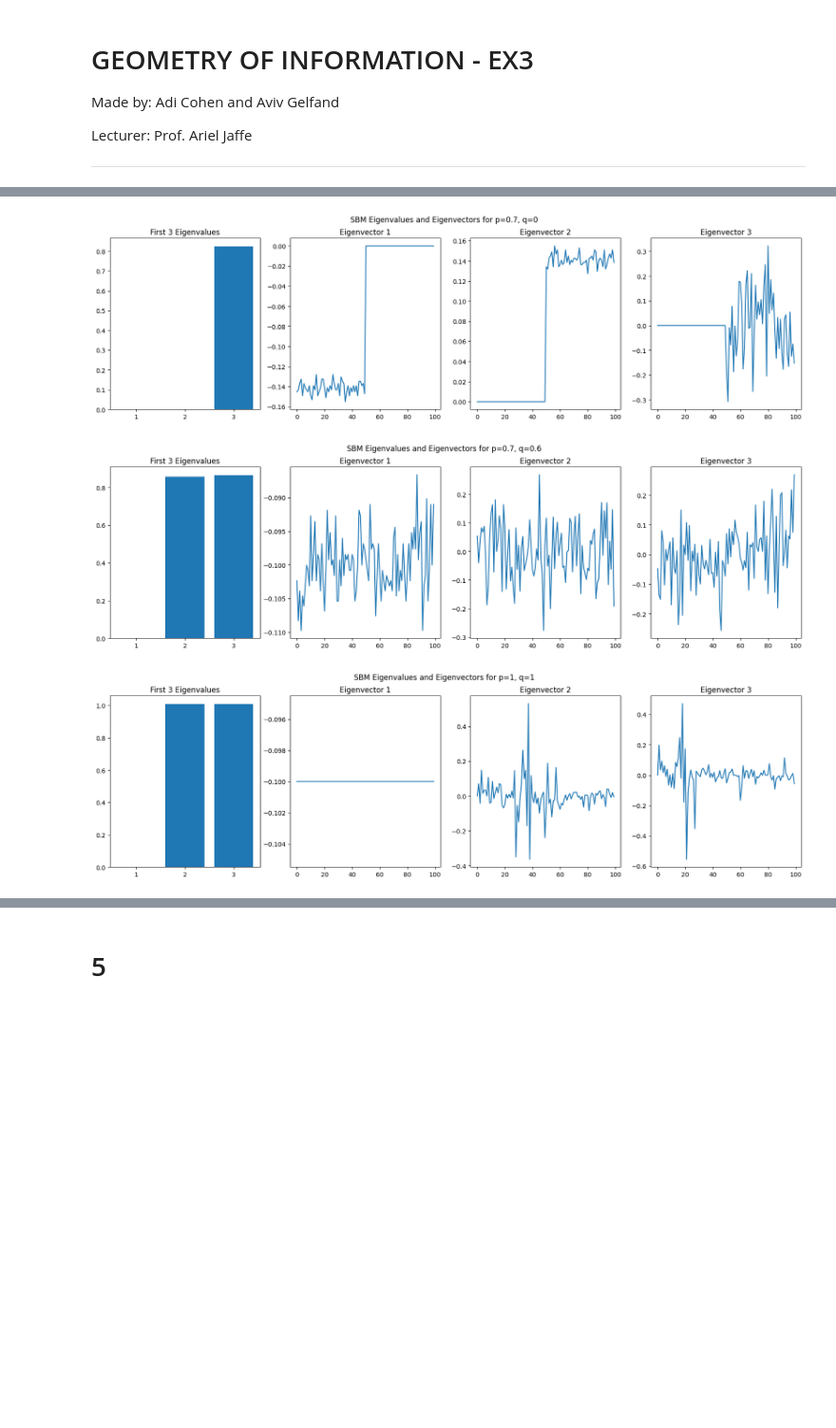
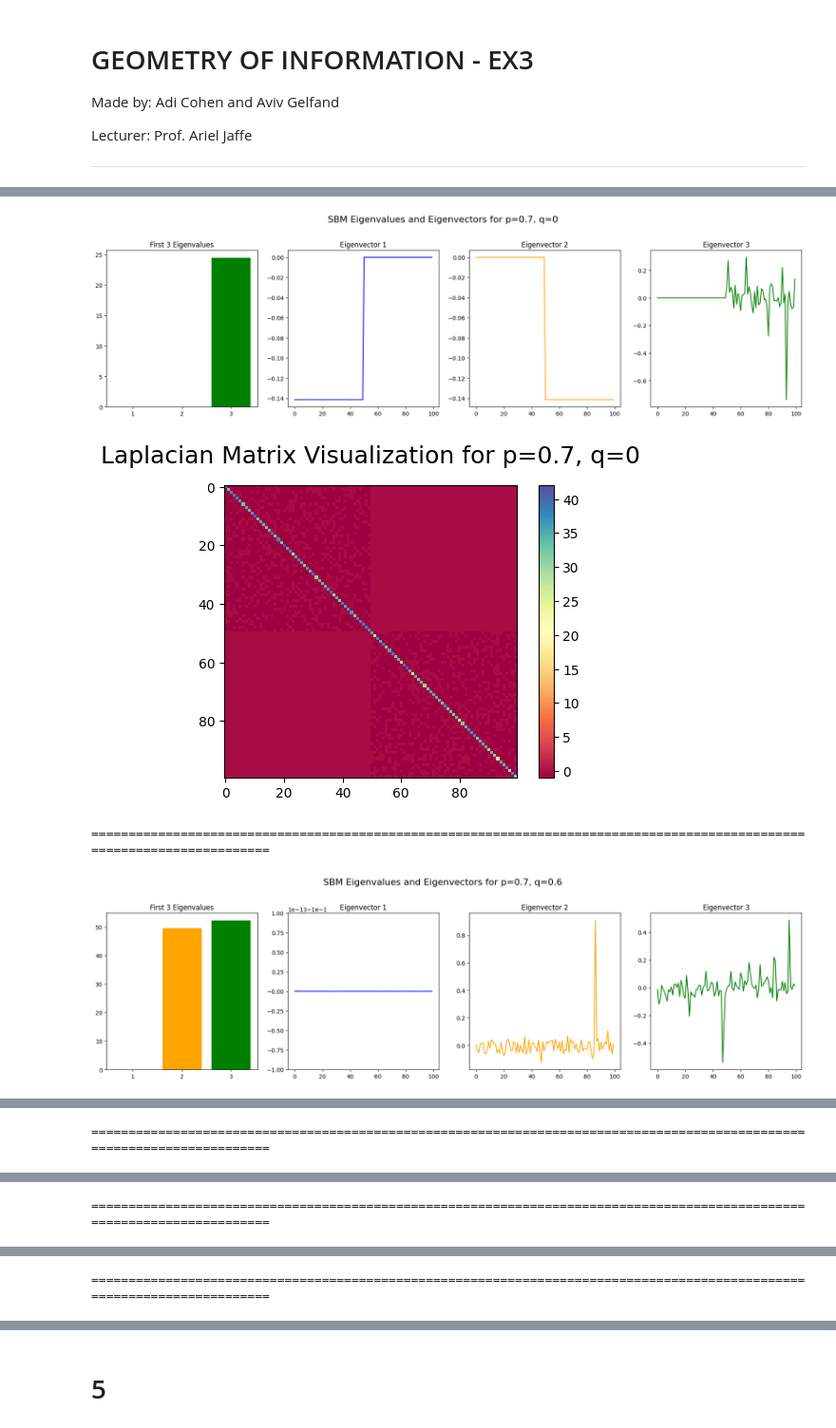
Before and after one commit to AvivGelfand/Geometry-of-Information-Course, a Jupyter notebook: Ex3_GOI.ipynb, the cells around one changed output, grey strips where cells are left out. Shown: that part at 95% size. Cells and saved outputs as stored; diff of their text form; code cells hidden in the pictures; blank space fills up the shorter version.

```diff
--- a/Ex3_GOI.ipynb
+++ b/Ex3_GOI.ipynb
@@ -66,37 +125,72 @@ def plot_eigen(L, title):
 
     # Plot the first three eigenvalues
     axs[0].bar(range(1, 4), eigenvalues[:3])
     axs[0].set_title('First 3 Eigenvalues')
     axs[0].set_xticks(range(1, 4))
 
     # Plot the first three eigenvectors
     for i in range(3):
         axs[i+1].plot(eigenvectors[:, i])
         axs[i+1].set_title(f'Eigenvector {i+1}')
 
-    plt.suptitle(title)
+    plt.suptitle(title, fontsize=16, y=1.05)
     plt.show()
+
+def plot_eigen_colored(L, title):
+    """Plot the first three eigenvalues and corresponding eigenvectors of the Laplacian with different colors."""
+    # Calculate eigenvalues and eigenvectors
+    eigenvalues, eigenvectors = eigh(L)
+    fig, axs = plt.subplots(1, 4, figsize=(22, 5))
+    colors = ['blue', 'orange', 'green']  # Colors for the bars and lines
+
+    # Plot the first three eigenvalues with different colors
+    for i in range(3):
+        axs[0].bar(i + 1, eigenvalues[i], color=colors[i])
+    axs[0].set_title('First 3 Eigenvalues')
+    axs[0].set_xticks(range(1, 4))
+
+    # Plot the first three eigenvectors with corresponding colors
+    for i in range(3):
+        axs[i + 1].plot(eigenvectors[:, i], color=colors[i])
+        axs[i + 1].set_title(f'Eigenvector {i + 1}')
+
+    plt.suptitle(title, fontsize=16, y=1.05)
+    plt.show()
+
+def plot_laplacian_matrix(L, title, color_map='plasma'):
+    """Plot the Laplacian matrix."""
+    plt.figure(figsize=(6, 4))
+    plt.imshow(L, cmap=color_map, interpolation='nearest')
+    plt.colorbar()
+    plt.title(title, fontsize=18,y=1.05)
+    plt.show()
+    # Example usage of the function to plot the last Laplacian matrix we calculated
+    # plot_laplacian_matrix(L, 'Laplacian Matrix Visualization', color_map='plasma')
 
 # Parameters
 n = 100  # Total number of nodes
 block_sizes = [50, 50]  # Sizes of the two blocks
 p_q_pairs = [(0.7, 0), (0.7, 0.6), (1, 1), (0, 0.7)]  # (p, q) pairs
+
 
 # Loop through each (p, q) pair and generate the graph, compute L, and plot eigenvalues/eigenvectors
 for p, q in p_q_pairs:
     # Probabilities matrix
     probs = [[p, q], [q, p]]
 
     # Generate SBM graph
     G = nx.stochastic_block_model(block_sizes, probs)
 
     # Compute the normalized Laplacian matrix
-    L = nx.normalized_laplacian_matrix(G).toarray()
-
+    L = nx.laplacian_matrix(G).toarray()
+    # print(L)
     # Plotting
     title = f'SBM Eigenvalues and Eigenvectors for p={p}, q={q}'
-    plot_eigen(L, title)
+    plot_eigen_colored(L, title)
+    plot_laplacian_matrix(L, f'Laplacian Matrix Visualization for p={p}, q={q}', color_map='Spectral')
+    print('='*120)
 # %% [output]
-[figure, old version]
+[figure, new version]
-[figure, old version]
+[figure, new version]
+========================================================================================================================
-[figure, old version]
+[figure, new version]
@@ -103,0 +198 @@ for p, q in p_q_pairs:
+========================================================================================================================
@@ -103,0 +201 @@ for p, q in p_q_pairs:
+========================================================================================================================
@@ -104 +204,2 @@ for p, q in p_q_pairs:
+========================================================================================================================
 # %% [markdown]
```
Also changed, not shown: parts of 25 cells of this notebook, 1 other file.
